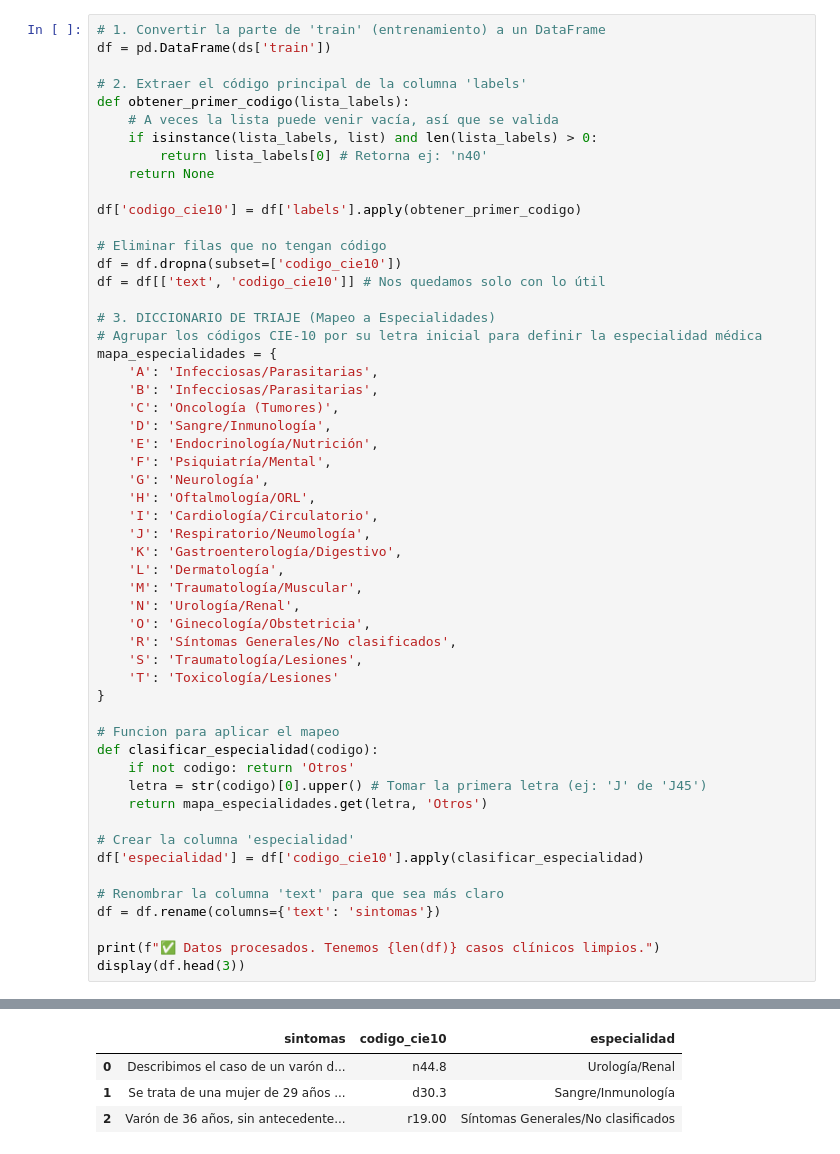
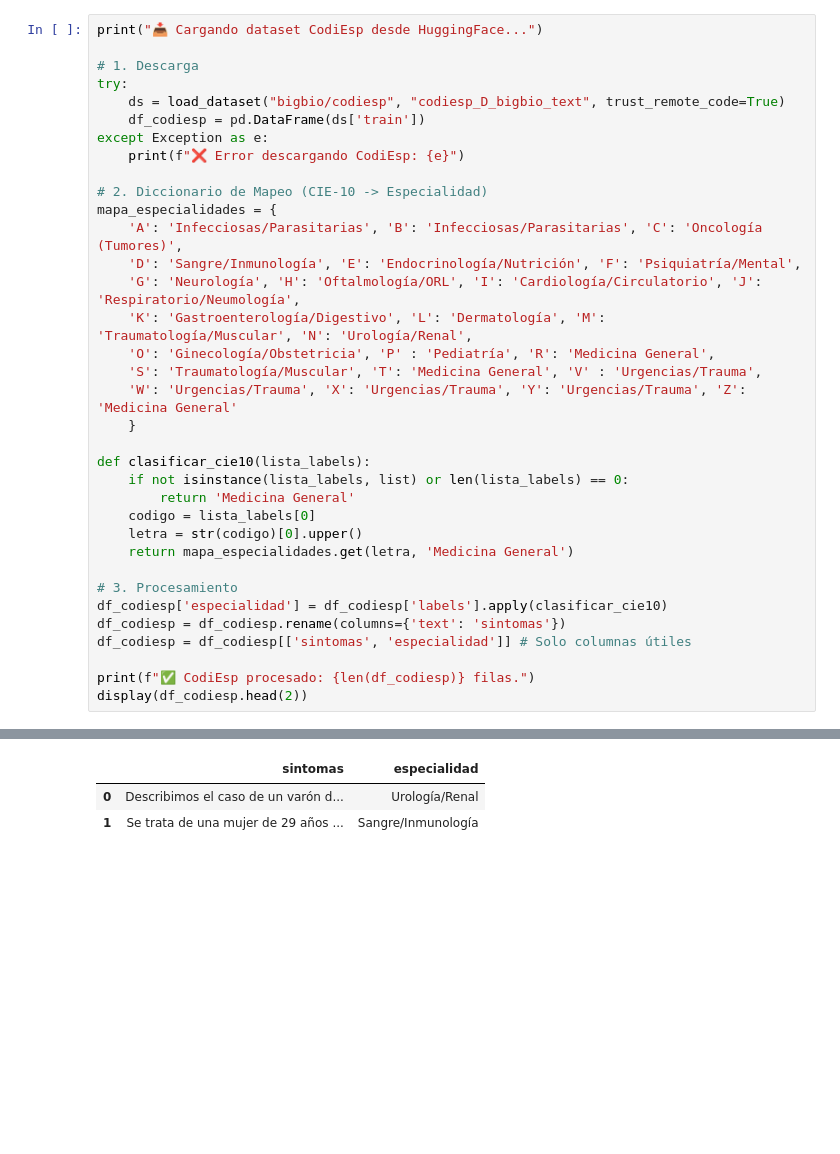
Before and after one commit to fundestpuente/SIC-Clasificador-de-urgencias-medicas-basado-en-la-interpretacion-de-sintomas-mediante-IA, a Jupyter notebook: notebooks/1_obtencion_datos.ipynb, the cells around one changed output, grey strips where cells are left out. Saved outputs shown, nothing was run; the diff lists cells and outputs as text; blank space fills up the shorter version.

Commit message:
Update: Reestructuración del notebook de datos CodiEsp y MTSamples, con mejoras en la configuración, procesamiento y mapeo de especialidades.

```diff
--- a/notebooks/1_obtencion_datos.ipynb
+++ b/notebooks/1_obtencion_datos.ipynb
@@ -37,55 +36,36 @@ Estructura del dataset: DatasetDict({
 # %%
-# 1. Convertir la parte de 'train' (entrenamiento) a un DataFrame
-df = pd.DataFrame(ds['train'])
+print("📥 Cargando dataset CodiEsp desde HuggingFace...")
 
-# 2. Extraer el código principal de la columna 'labels'
-def obtener_primer_codigo(lista_labels):
-    # A veces la lista puede venir vacía, así que se valida
-    if isinstance(lista_labels, list) and len(lista_labels) > 0:
-        return lista_labels[0] # Retorna ej: 'n40'
-    return None
+# 1. Descarga
+try:
+    ds = load_dataset("bigbio/codiesp", "codiesp_D_bigbio_text", trust_remote_code=True)
+    df_codiesp = pd.DataFrame(ds['train'])
+except Exception as e:
+    print(f"❌ Error descargando CodiEsp: {e}")
 
-df['codigo_cie10'] = df['labels'].apply(obtener_primer_codigo)
+# 2. Diccionario de Mapeo (CIE-10 -> Especialidad)
+mapa_especialidades = {
+    'A': 'Infecciosas/Parasitarias', 'B': 'Infecciosas/Parasitarias', 'C': 'Oncología (Tumores)',
+    'D': 'Sangre/Inmunología', 'E': 'Endocrinología/Nutrición', 'F': 'Psiquiatría/Mental',
+    'G': 'Neurología', 'H': 'Oftalmología/ORL', 'I': 'Cardiología/Circulatorio', 'J': 'Respiratorio/Neumología',
+    'K': 'Gastroenterología/Digestivo', 'L': 'Dermatología', 'M': 'Traumatología/Muscular', 'N': 'Urología/Renal',
+    'O': 'Ginecología/Obstetricia', 'P' : 'Pediatría', 'R': 'Medicina General',
+    'S': 'Traumatología/Muscular', 'T': 'Medicina General', 'V' : 'Urgencias/Trauma',
+    'W': 'Urgencias/Trauma', 'X': 'Urgencias/Trauma', 'Y': 'Urgencias/Trauma', 'Z': 'Medicina General'
+    }
 
-# Eliminar filas que no tengan código
-df = df.dropna(subset=['codigo_cie10'])
-df = df[['text', 'codigo_cie10']] # Nos quedamos solo con lo útil
+def clasificar_cie10(lista_labels):
+    if not isinstance(lista_labels, list) or len(lista_labels) == 0:
+        return 'Medicina General'
+    codigo = lista_labels[0]
+    letra = str(codigo)[0].upper()
+    return mapa_especialidades.get(letra, 'Medicina General')
 
-# 3. DICCIONARIO DE TRIAJE (Mapeo a Especialidades)
-# Agrupar los códigos CIE-10 por su letra inicial para definir la especialidad médica
-mapa_especialidades = {
-    'A': 'Infecciosas/Parasitarias',
-    'B': 'Infecciosas/Parasitarias',
-    'C': 'Oncología (Tumores)',
-    'D': 'Sangre/Inmunología',
-    'E': 'Endocrinología/Nutrición',
-    'F': 'Psiquiatría/Mental',
-    'G': 'Neurología',
-    'H': 'Oftalmología/ORL',
-    'I': 'Cardiología/Circulatorio',
-    'J': 'Respiratorio/Neumología',
-    'K': 'Gastroenterología/Digestivo',
-    'L': 'Dermatología',
-    'M': 'Traumatología/Muscular',
-    'N': 'Urología/Renal',
-    'O': 'Ginecología/Obstetricia',
-    'R': 'Síntomas Generales/No clasificados',
-    'S': 'Traumatología/Lesiones',
-    'T': 'Toxicología/Lesiones'
-}
+# 3. Procesamiento
+df_codiesp['especialidad'] = df_codiesp['labels'].apply(clasificar_cie10)
+df_codiesp = df_codiesp.rename(columns={'text': 'sintomas'})
+df_codiesp = df_codiesp[['sintomas', 'especialidad']] # Solo columnas útiles
 
-# Funcion para aplicar el mapeo
-def clasificar_especialidad(codigo):
-    if not codigo: return 'Otros'
-    letra = str(codigo)[0].upper() # Tomar la primera letra (ej: 'J' de 'J45')
-    return mapa_especialidades.get(letra, 'Otros')
-
-# Crear la columna 'especialidad'
-df['especialidad'] = df['codigo_cie10'].apply(clasificar_especialidad)
-
-# Renombrar la columna 'text' para que sea más claro
-df = df.rename(columns={'text': 'sintomas'})
-
-print(f"✅ Datos procesados. Tenemos {len(df)} casos clínicos limpios.")
-display(df.head(3))
+print(f"✅ CodiEsp procesado: {len(df_codiesp)} filas.")
+display(df_codiesp.head(2))
 # %% [output]
@@ -93,5 +74,4 @@ display(df.head(3))
-|  | sintomas | codigo_cie10 | especialidad |
-| 0 | Describimos el caso de un varón d... | n44.8 | Urología/Renal |
-| 1 | Se trata de una mujer de 29 años ... | d30.3 | Sangre/Inmunología |
-| 2 | Varón de 36 años, sin antecedente... | r19.00 | Síntomas Generales/No clasificados |
+|  | sintomas | especialidad |
+| 0 | Describimos el caso de un varón d... | Urología/Renal |
+| 1 | Se trata de una mujer de 29 años ... | Sangre/Inmunología |
 # %%
```
Also changed, not shown: parts of 8 cells of this notebook, 13 other files.
